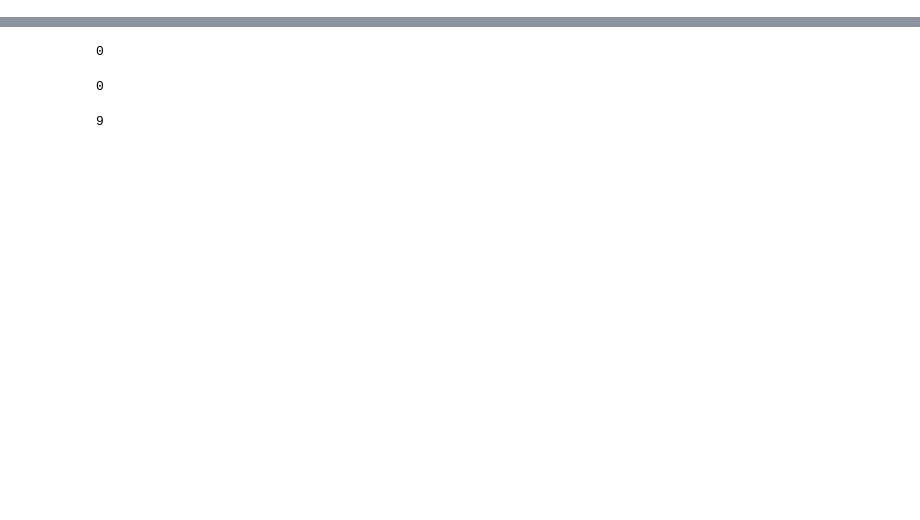
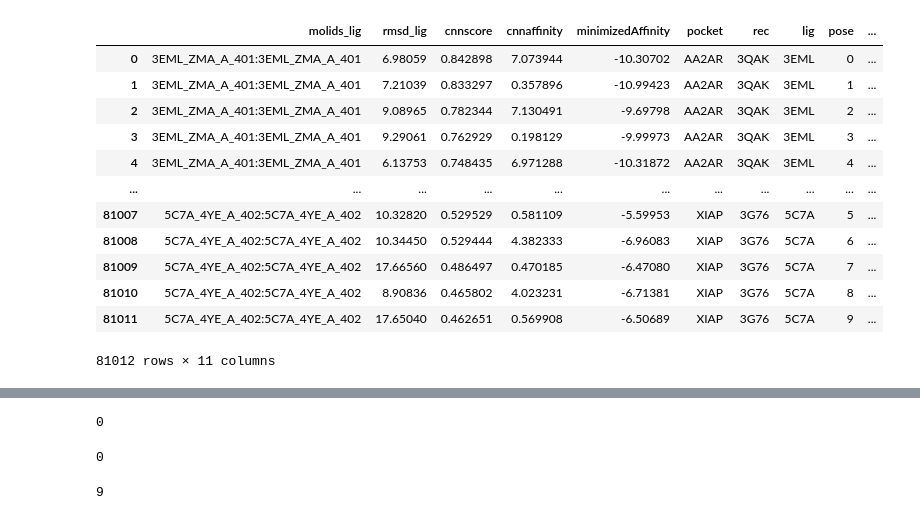
Before and after one commit to dkoes/GNINA-1.0, a Jupyter notebook: MakeFinalFlexGraphs.ipynb, the cells around one changed output, grey strips where cells are left out. Drawn from its saved outputs; the diff is of its cells as text; code cells hidden in the pictures; blank space fills up the shorter version.

```diff
--- a/MakeFinalFlexGraphs.ipynb
+++ b/MakeFinalFlexGraphs.ipynb
@@ -32,0 +52,9 @@ rigid.head()
+# %%
+# Load data for rigid docking
+# Data from Paul
+
+rigid= pd.read_csv('data/crossdocking-flex/final_def_ensemble_rescore_defaults.csv')
+rigid.rec = rigid.rec.str.slice(-4).str.strip() # Remove path from rec name
+rigid.pocket = rigid.pocket.str.replace("/PDB_Structures/", "").str.strip() # Remove path from pocket name
+
+rigid
@@ -32,0 +115,12 @@ rigid.head()
+# %%
+# Remove systems without flexible RMSD from both flexlig and rigid
+failpockets = np.array(list(set(p for p, _, _ in flexfail)))
+failligs = np.array(list(set(l for _, l, _ in flexfail)))
+failrecs = np.array(list(set(r for _, _, r in flexfail)))
+
+flexlig = flexlig[~(np.isin(flexlig.pocket.to_numpy(), failpockets) & np.isin(flexlig.lig.to_numpy(), failligs) & np.isin(flexlig.rec.to_numpy(), failrecs))]
+
+rigid = rigid[~(np.isin(rigid.pocket.to_numpy(), failpockets) & np.isin(rigid.lig.to_numpy(), failligs) & np.isin(rigid.rec.to_numpy(), failrecs))]
+
+assert len(flexlig) == len(flexrec)
+print(len(flexlig), len(flexrec))
@@ -32,0 +151,6 @@ rigid.head()
+# %%
+# Reindex flexlig as flexrec
+# Otherwise concatenation will add NaNs where indices do not match
+flexlig.reset_index(inplace=True, drop=True)
+flexlig["pose"] = flexlig.groupby(["pocket", "lig", "rec"]).cumcount()
+flexlig
@@ -32,0 +171,4 @@ rigid.head()
+# %%
+flexrec.reset_index(inplace=True, drop=True)
+flexrec["pose"] = flexrec.groupby(["pocket", "lig", "rec"]).cumcount()
+flexrec
@@ -32,0 +189,22 @@ rigid.head()
+# %%
+# Merge LIG and FLEX data into a single dataframe
+
+flex = pd.merge(flexlig, flexrec, how="left", on=["pocket", "lig", "rec", "pose"], suffixes=['_lig','_rec'])
+
+assert len(flex) == len(flexlig) == len(flexrec)
+
+flex
+# %% [output]
+|  | molids_lig | rmsd_lig | cnnscore | cnnaffinity | minimizedAffinity | pocket | rec | lig | pose | ... |
+| 0 | 3EML_ZMA_A_401:3EML_ZMA_A_401 | 6.98059 | 0.842898 | 7.073944 | -10.30702 | AA2AR | 3QAK | 3EML | 0 | ... |
+| 1 | 3EML_ZMA_A_401:3EML_ZMA_A_401 | 7.21039 | 0.833297 | 0.357896 | -10.99423 | AA2AR | 3QAK | 3EML | 1 | ... |
+| 2 | 3EML_ZMA_A_401:3EML_ZMA_A_401 | 9.08965 | 0.782344 | 7.130491 | -9.69798 | AA2AR | 3QAK | 3EML | 2 | ... |
+| 3 | 3EML_ZMA_A_401:3EML_ZMA_A_401 | 9.29061 | 0.762929 | 0.198129 | -9.99973 | AA2AR | 3QAK | 3EML | 3 | ... |
+| 4 | 3EML_ZMA_A_401:3EML_ZMA_A_401 | 6.13753 | 0.748435 | 6.971288 | -10.31872 | AA2AR | 3QAK | 3EML | 4 | ... |
+| ... | ... | ... | ... | ... | ... | ... | ... | ... | ... | ... |
+| 81007 | 5C7A_4YE_A_402:5C7A_4YE_A_402 | 10.32820 | 0.529529 | 0.581109 | -5.59953 | XIAP | 3G76 | 5C7A | 5 | ... |
+| 81008 | 5C7A_4YE_A_402:5C7A_4YE_A_402 | 10.34450 | 0.529444 | 4.382333 | -6.96083 | XIAP | 3G76 | 5C7A | 6 | ... |
+| 81009 | 5C7A_4YE_A_402:5C7A_4YE_A_402 | 17.66560 | 0.486497 | 0.470185 | -6.47080 | XIAP | 3G76 | 5C7A | 7 | ... |
+| 81010 | 5C7A_4YE_A_402:5C7A_4YE_A_402 | 8.90836 | 0.465802 | 4.023231 | -6.71381 | XIAP | 3G76 | 5C7A | 8 | ... |
+| 81011 | 5C7A_4YE_A_402:5C7A_4YE_A_402 | 17.65040 | 0.462651 | 0.569908 | -6.50689 | XIAP | 3G76 | 5C7A | 9 | ... |
+81012 rows × 11 columns
```
Also changed, not shown: parts of 23 cells of this notebook.
